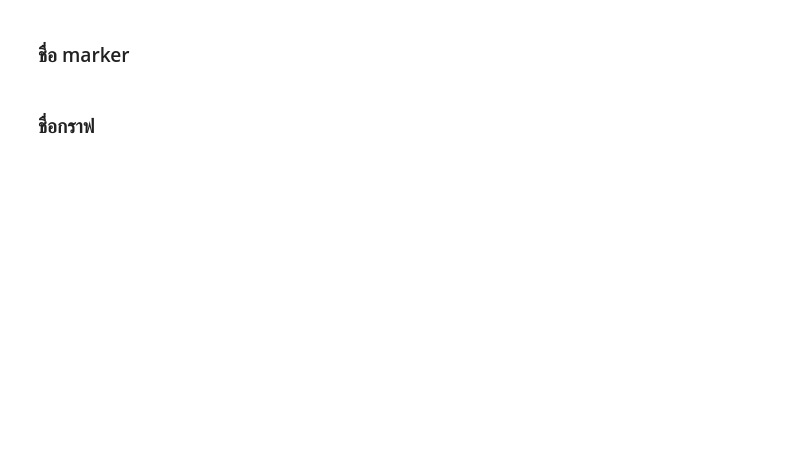
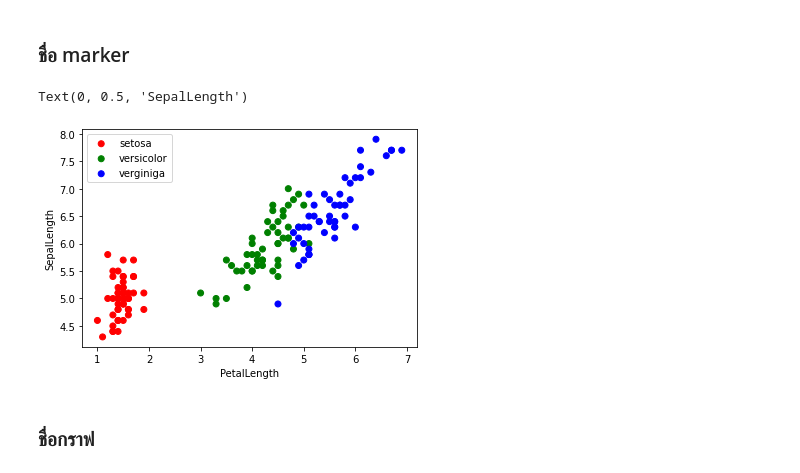
Before and after one commit to PatchareepornT/Basicprg_DataViz65, a Jupyter notebook: DataViz02_Data_Distribution_.ipynb, the cells around one changed output. Cells and saved outputs as stored; diff of their text form; code cells hidden in the pictures; blank space fills up the shorter version.

```diff
--- a/DataViz02_Data_Distribution_.ipynb
+++ b/DataViz02_Data_Distribution_.ipynb
@@ -68,11 +81,13 @@ plt.ylabel('SepalLength')
 # %%
 plt.scatter(df2['PetalLength'][:50],df2['SepalLength'][:50],c=df2['Name'][:50],label='setosa')
 plt.scatter(df2['PetalLength'][50:100],df2['SepalLength'][50:100],c=df2['Name'][50:100],label='versicolor')
 plt.scatter(df2['PetalLength'][100:],df2['SepalLength'][100:],c=df2['Name'][100:],label='verginiga')
 plt.legend()
 plt.xlabel('PetalLength')
 plt.ylabel('SepalLength')
-plt.title('Comparing petal & sepal length of different iris flowers');
+# %% [output]
+Text(0, 0.5, 'SepalLength')
+[figure, added]
 # %% [markdown]
 ### ชื่อกราฟ
 # %%
```
Also changed, not shown: parts of 77 cells of this notebook.
